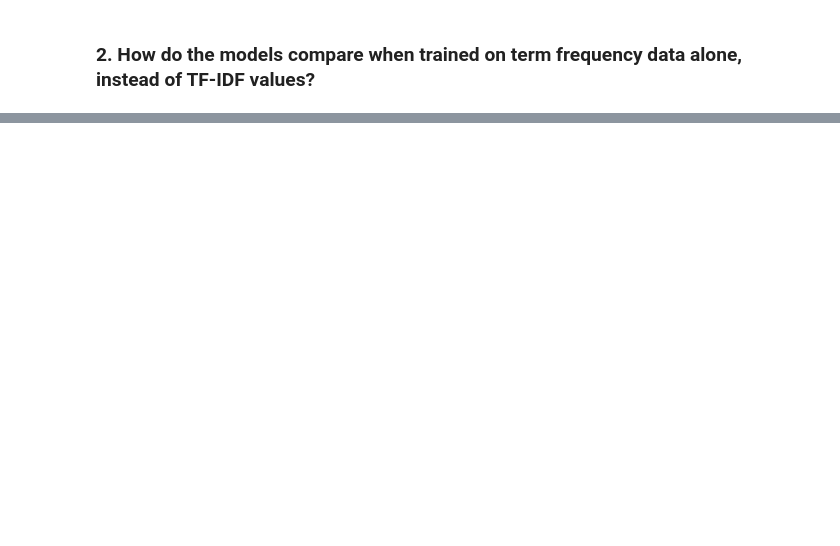
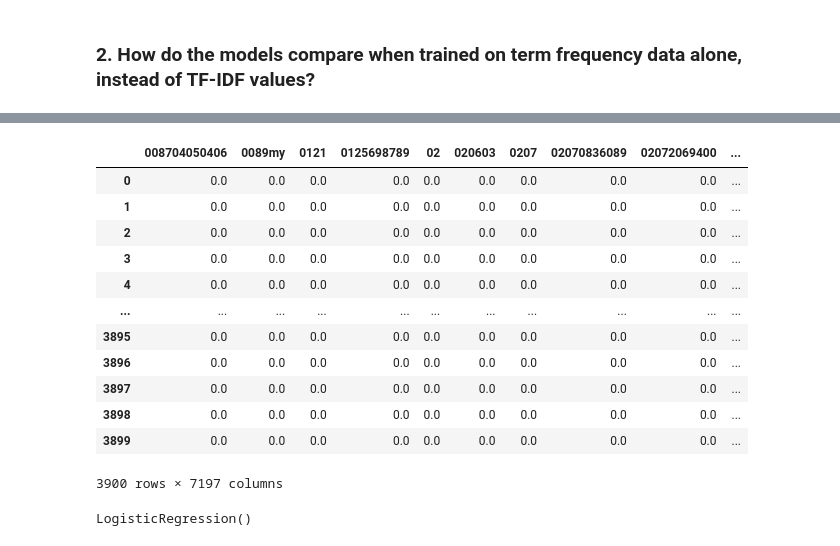
Before and after one commit to Marc-Aradillas/natural-language-processing-exercises, a Jupyter notebook: model.ipynb, the cells around one changed output, grey strips where cells are left out. Drawn from its saved outputs; the diff is of its cells as text; code cells hidden in the pictures; blank space fills up the shorter version.

```diff
--- a/model.ipynb
+++ b/model.ipynb
@@ -159,0 +435,3 @@ weighted avg       0.95      0.95      0.94      1672
+# %%
+df['lemmas'] = df.clean_text.apply(lemmatize)
+df.head()
@@ -159,0 +446,13 @@ weighted avg       0.95      0.95      0.94      1672
+# %%
+X = df.lemmas
+y = df.label
+
+X_train, X_test, y_train, y_test = train_test_split(X, y, train_size=0.7,
+                                                    random_state=42)
+# %%
+tfidf = TfidfVectorizer(use_idf=False) # used an aurgument found in the sklearn documentation
+
+X_train_tfidfs = tfidf.fit_transform(X_train)
+X_test_tfidfs = tfidf.transform(X_test)
+
+X_train_tfidfs[:10]
@@ -159,0 +462,3 @@ weighted avg       0.95      0.95      0.94      1672
+# %%
+sh_df= pd.DataFrame(X_train_tfidfs.todense(), columns=tfidf.get_feature_names_out())
+sh_df.info()
@@ -159,0 +487,22 @@ weighted avg       0.95      0.95      0.94      1672
+# %%
+sh_df
+# %% [output]
+|  | 008704050406 | 0089my | 0121 | 0125698789 | 02 | 020603 | 0207 | 02070836089 | 02072069400 | ... |
+| 0 | 0.0 | 0.0 | 0.0 | 0.0 | 0.0 | 0.0 | 0.0 | 0.0 | 0.0 | ... |
+| 1 | 0.0 | 0.0 | 0.0 | 0.0 | 0.0 | 0.0 | 0.0 | 0.0 | 0.0 | ... |
+| 2 | 0.0 | 0.0 | 0.0 | 0.0 | 0.0 | 0.0 | 0.0 | 0.0 | 0.0 | ... |
+| 3 | 0.0 | 0.0 | 0.0 | 0.0 | 0.0 | 0.0 | 0.0 | 0.0 | 0.0 | ... |
+| 4 | 0.0 | 0.0 | 0.0 | 0.0 | 0.0 | 0.0 | 0.0 | 0.0 | 0.0 | ... |
+| ... | ... | ... | ... | ... | ... | ... | ... | ... | ... | ... |
+| 3895 | 0.0 | 0.0 | 0.0 | 0.0 | 0.0 | 0.0 | 0.0 | 0.0 | 0.0 | ... |
+| 3896 | 0.0 | 0.0 | 0.0 | 0.0 | 0.0 | 0.0 | 0.0 | 0.0 | 0.0 | ... |
+| 3897 | 0.0 | 0.0 | 0.0 | 0.0 | 0.0 | 0.0 | 0.0 | 0.0 | 0.0 | ... |
+| 3898 | 0.0 | 0.0 | 0.0 | 0.0 | 0.0 | 0.0 | 0.0 | 0.0 | 0.0 | ... |
+| 3899 | 0.0 | 0.0 | 0.0 | 0.0 | 0.0 | 0.0 | 0.0 | 0.0 | 0.0 | ... |
+3900 rows × 7197 columns
+# %%
+lm = LogisticRegression()
+
+lm.fit(X_train_tfidfs, y_train)
+# %% [output]
+LogisticRegression()
```
Also changed, not shown: parts of 44 cells of this notebook, 2 other files.
